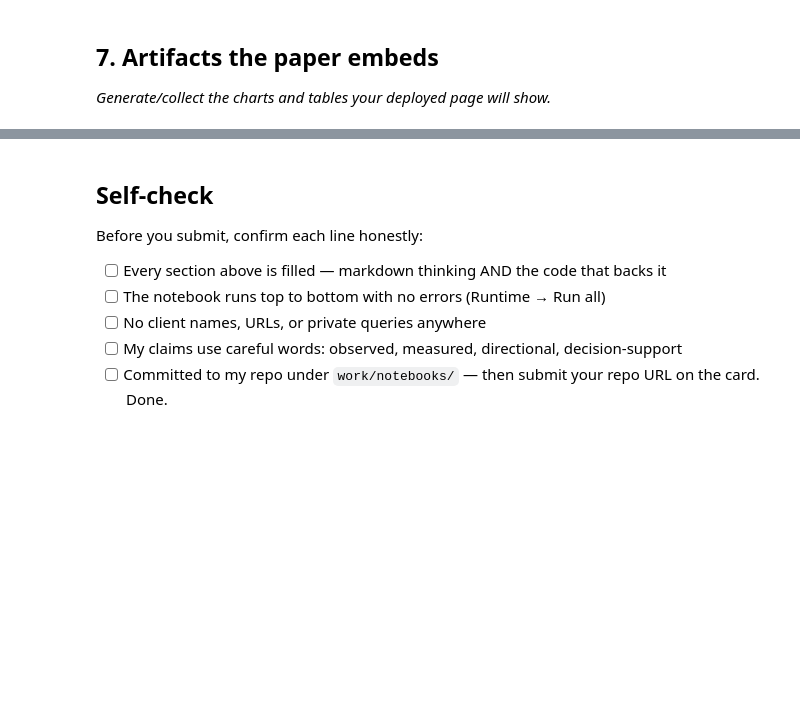
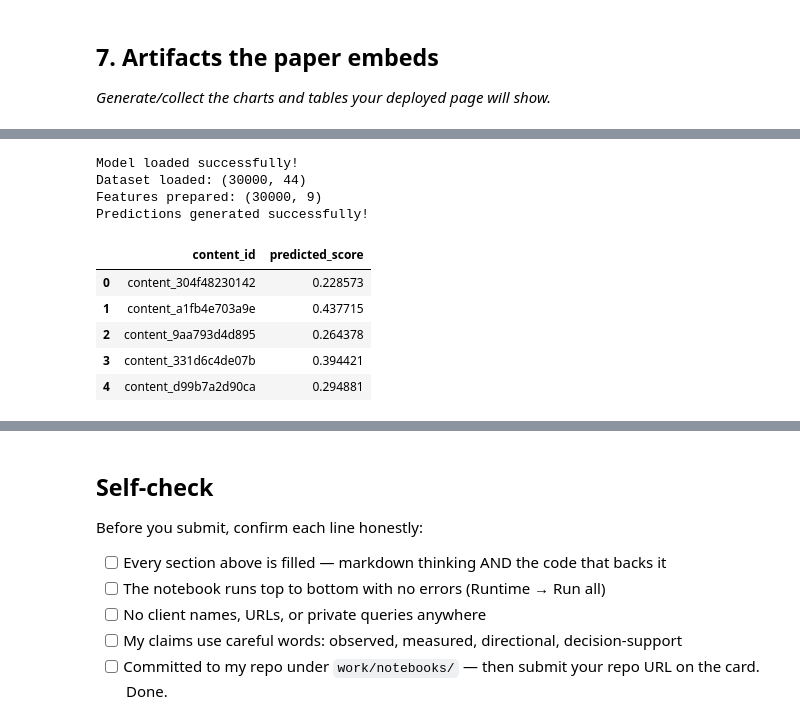
Before and after one commit to MahboobAli1/flyrank-ml-internship, a Jupyter notebook: work/notebooks/capstone.ipynb, the cells around one changed output, grey strips where cells are left out. Cells and saved outputs as stored; diff of their text form; code cells hidden in the pictures; blank space fills up the shorter version.

```diff
--- a/work/notebooks/capstone.ipynb
+++ b/work/notebooks/capstone.ipynb
@@ -531,0 +845,76 @@ results
+# %%
+import pandas as pd
+import numpy as np
+import joblib
+import os
+
+# --------------------------------------------------
+# 1. Load the saved Week 5 model
+# --------------------------------------------------
+
+model_path = "/content/drive/MyDrive/flyrank-ml-internship/models/random_forest_model.pkl"
+
+model = joblib.load(model_path)
+
+print("Model loaded successfully!")
+
+
+# --------------------------------------------------
+# 2. Load the dataset
+# --------------------------------------------------
+
+data_path = "/content/drive/MyDrive/flyrank-ml-internship/data/raw/content_refresh_anonymized.csv"
+
+df = pd.read_csv(data_path)
+
+print("Dataset loaded:", df.shape)
+
+
+# --------------------------------------------------
+# 3. Define the SAME features used in Week 5
+# --------------------------------------------------
+
+features = [
+    "content_age_days",
+    "days_since_last_update",
+    "search_volume",
+    "impressions_90d",
+    "clicks_90d",
+    "sessions_90d",
+    "ctr",
+    "avg_position",
+    "engagement_rate"
+]
+
+
+# --------------------------------------------------
+# 4. Create X
+# --------------------------------------------------
+
+X = df[features].fillna(0)
+
+print("Features prepared:", X.shape)
+
+
+# --------------------------------------------------
+# 5. Generate predicted refresh scores
+# --------------------------------------------------
+
+predicted_scores = model.predict(X)
+
+df["predicted_score"] = predicted_scores
+
+print("Predictions generated successfully!")
+
+display(df[["content_id", "predicted_score"]].head())
+# %% [output]
+Model loaded successfully!
+Dataset loaded: (30000, 44)
+Features prepared: (30000, 9)
+Predictions generated successfully!
+|  | content_id | predicted_score |
+| 0 | content_304f48230142 | 0.228573 |
+| 1 | content_a1fb4e703a9e | 0.437715 |
+| 2 | content_9aa793d4d895 | 0.264378 |
+| 3 | content_331d6c4de07b | 0.394421 |
+| 4 | content_d99b7a2d90ca | 0.294881 |
```
Also changed, not shown: parts of 17 cells of this notebook.
